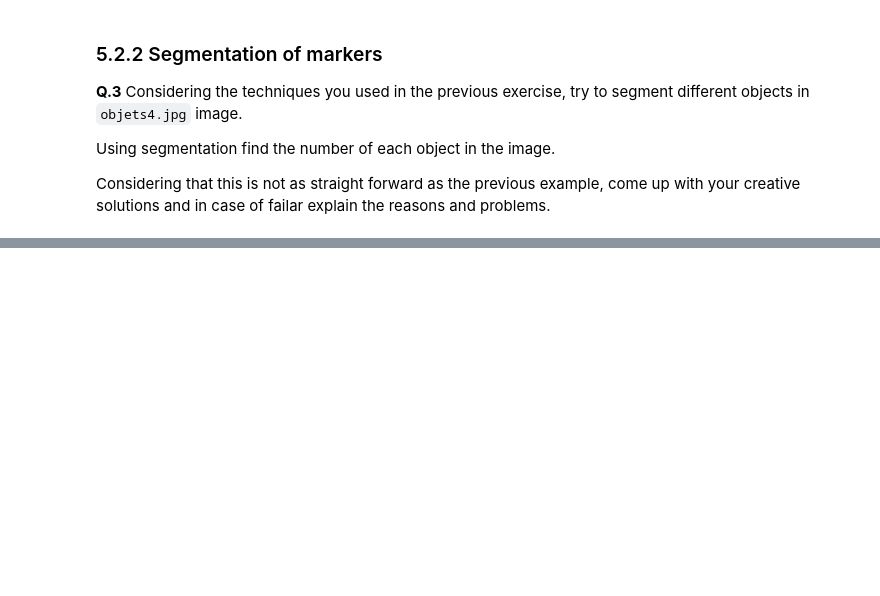
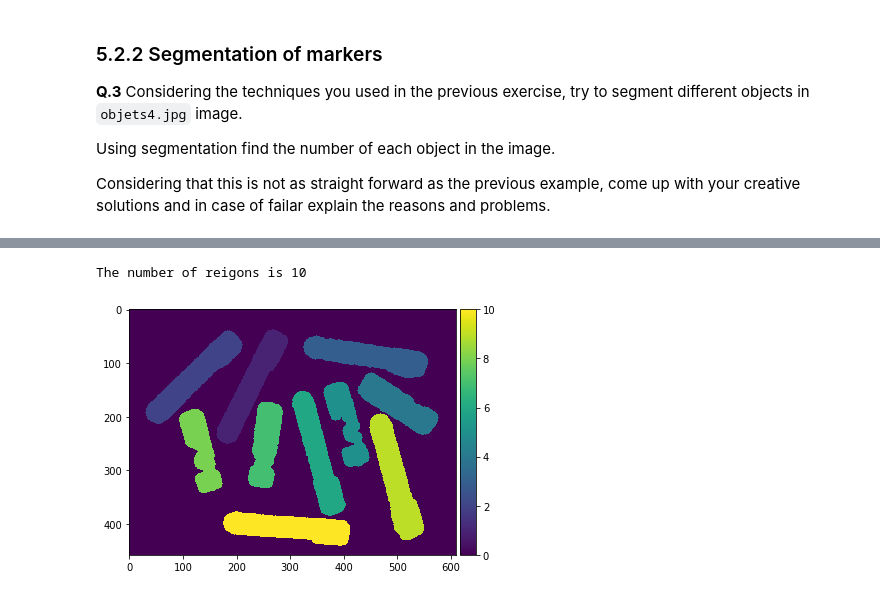
Before and after one commit to gulnurungan/B31XB-IIP-TP-1718, a Jupyter notebook: 5-morpho-segmentation/5-morpho-segmentation.ipynb, the cells around one changed output, grey strips where cells are left out. Saved outputs shown, nothing was run; the diff lists cells and outputs as text; code cells hidden in the pictures; blank space fills up the shorter version.

```diff
--- a/5-morpho-segmentation/5-morpho-segmentation.ipynb
+++ b/5-morpho-segmentation/5-morpho-segmentation.ipynb
@@ -265,0 +275,13 @@ plt.show()
+# %%
+from skimage.measure import label
+from skimage.measure import regionprops
+labelo = label(filt3, background =False)
+
+regiona = regionprops(labelo)
+
+io.imshow(labelo)
+
+print('The number of reigons is {}'.format(len(regiona)))
+# %% [output]
+The number of reigons is 10
+[figure, added]
```
Also changed, not shown: parts of 7 cells of this notebook.
